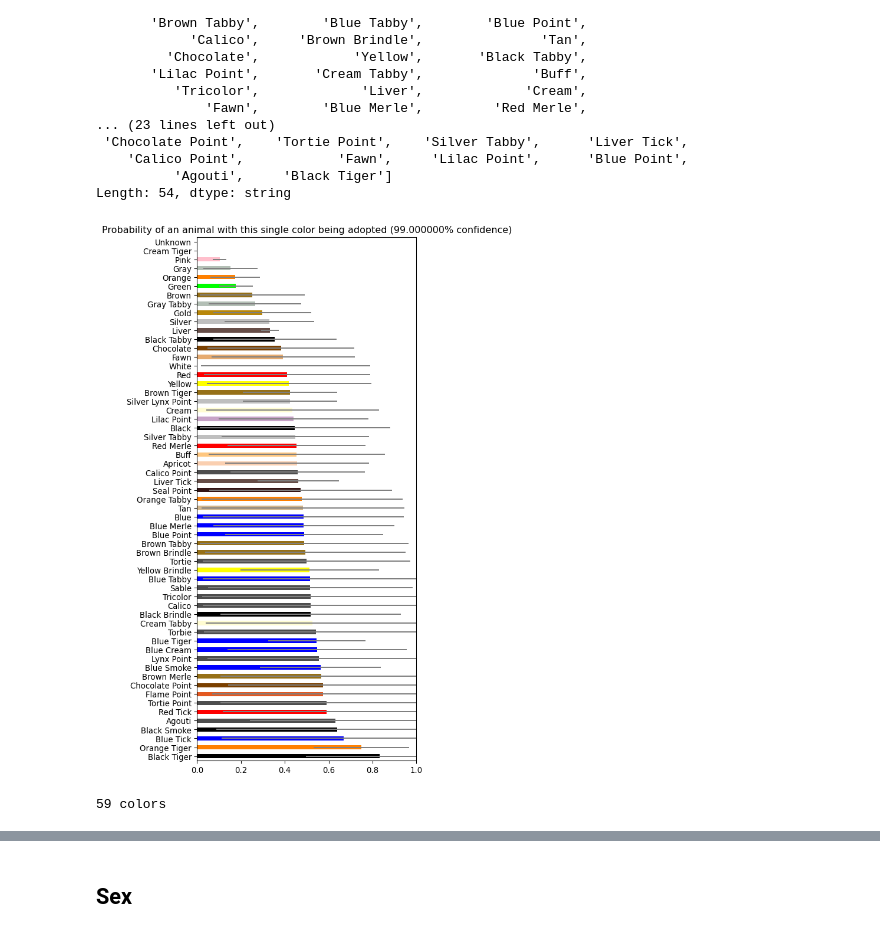
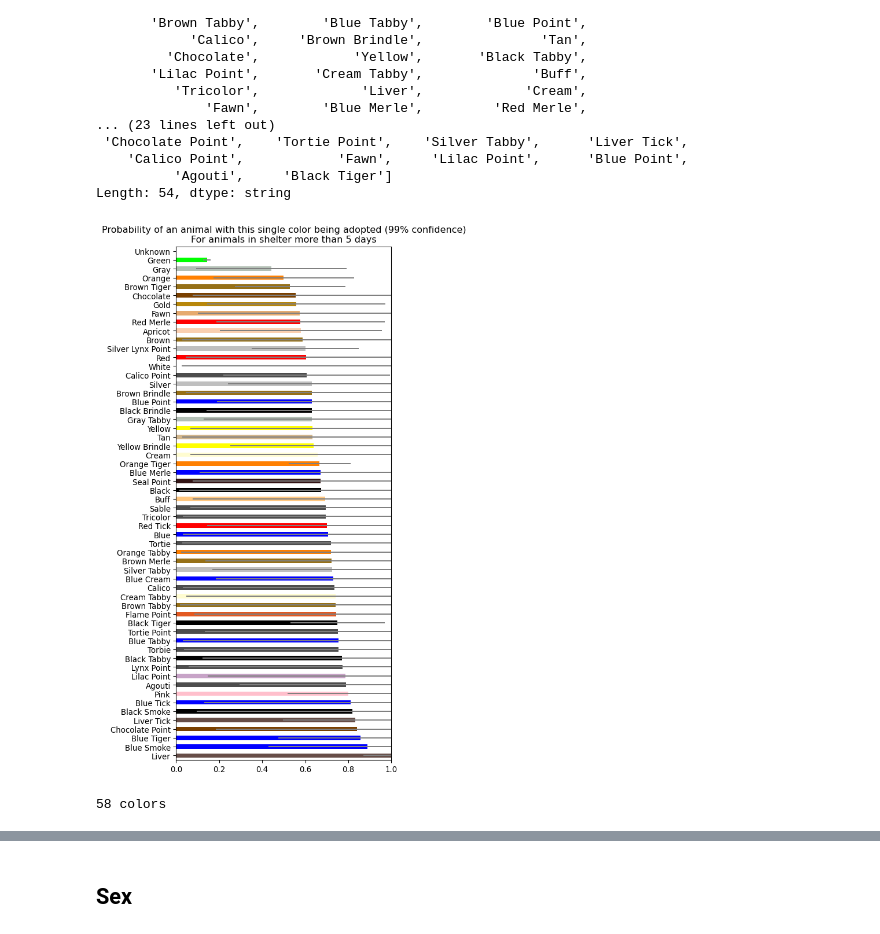
Before and after one commit to i12345/AustinAnimalCenterAnalysis, a Jupyter notebook: corr.ipynb, the cells around one changed output, grey strips where cells are left out. Cells and saved outputs as stored; diff of their text form; code cells hidden in the pictures.

```diff
--- a/corr.ipynb
+++ b/corr.ipynb
@@ -53,3 +53,7 @@ df_breeds_with_info.head()
 | 3 | Labrador Retriever Mix | 7913 | Dog | 0.546063 | 0.409771 | 0.421755 | 0.329495 | ... |
 | 4 | Chihuahua Shorthair Mix | 6689 | Dog | 0.483181 | 0.609789 | 0.370759 | 0.493648 | ... |
 5 rows × 45 columns
+# %%
+def animalsLongerThan(days_limit):
+    years_limit = days_limit / 365.25
+    return df_out_with_breeds_info.loc[df_out_with_breeds_info["Years in animal center"] > years_limit]
@@ -174,6 +237,8 @@ weighted avg       0.52      0.52      0.51     41520
 # %%
-df_breeds_with_info.plot.hexbin(x='average height', y='Adopted', gridsize=8, C='Count')
+days_limit = 30
+df_breeds_filtered = breeds(animalsLongerThan(days_limit))
+df_breeds_filtered.plot.hexbin(x='average height', y='Adopted', gridsize=8, C='Count')
 plt.ylabel("P(Adopted)")
-plt.title("Breeds by average height and likelihood of adoption")
+plt.title(f"Breeds by average height and likelihood of adoption\nFor animals in shelter more than {days_limit} days")
 plt.show()
 # %% [output]
@@ -208,9 +273,6 @@ Colors
     'Calico Point',            'Fawn',     'Lilac Point',      'Blue Point',
           'Agouti',     'Black Tiger']
 Length: 54, dtype: string
-# %%
-df_out_colors_1 = df_out.loc[(df_out['Color 0'].notna() == True) & (df_out['Color 1'].notna() == False)]
-df_out_colors_2 = df_out.loc[(df_out['Color 0'].notna() == True) & (df_out['Color 1'].notna() == True)]
 # %%
 def bigCorr_bernoulli(df, independent, dependent):
     numerator = (
@@ -223,7 +285,7 @@ def bigCorr_bernoulli(df, independent, dependent):
 
     return (numerator.div(denominator))[:,True]
 # %%
-def bigCorr_bernoulli_custom_colors_2():
+def bigCorr_bernoulli_custom_colors_2(df_out_colors_1, df_out_colors_2):
     df_out_colors_2_color_0 = df_out_colors_2[['Color 0', 'Adopted']].rename(columns={'Color 0': 'Color'})
     df_out_colors_2_color_1 = df_out_colors_2[['Color 1', 'Adopted']].rename(columns={'Color 1': 'Color'})
 
@@ -243,7 +305,7 @@ def bigCorr_bernoulli_custom_colors_2():
 
     return (numerator.div(denominator))[:,True]
 
-def bigCorr_bernoulli_custom_colors_1_or_2():
+def bigCorr_bernoulli_custom_colors_1_or_2(df_out_colors_1, df_out_colors_2):
     df_out_colors_1_color_0 = df_out_colors_1[['Color 0', 'Adopted']].rename(columns={'Color 0': 'Color'})
     df_out_colors_2_color_0 = df_out_colors_2[['Color 0', 'Adopted']].rename(columns={'Color 0': 'Color'})
     df_out_colors_2_color_1 = df_out_colors_2[['Color 1', 'Adopted']].rename(columns={'Color 1': 'Color'})
@@ -321,7 +383,17 @@ def rgb(color):
     b = info['Blue (RGB)'].values[0]
     return (r, g, b)
 # %%
-def chartColorAdoptionLikelihood(df_colors, color_relation):
+from math import floor
+
+
+def color_dataframes(days_limit):
+    df_out_filtered = animalsLongerThan(days_limit)
+    df_out_colors_1 = df_out_filtered.loc[(df_out_filtered['Color 0'].notna() == True) & (df_out_filtered['Color 1'].notna() == False)]
+    df_out_colors_2 = df_out_filtered.loc[(df_out_filtered['Color 0'].notna() == True) & (df_out_filtered['Color 1'].notna() == True)]
+    return df_out_colors_1, df_out_colors_2
+
+def chartColorAdoptionLikelihood(df_colors, color_relation, days_limit):
+    disclaimer = f"For animals in shelter more than {days_limit} days"
 
     # Wilson confidence interval
     # https://en.wikipedia.org/wiki/Binomial_proportion_confidence_interval
@@ -335,58 +407,53 @@ def chartColorAdoptionLikelihood(df_colors, color_relation):
     p_low = p_center - p_halfextent
     p_high = p_center - p_halfextent
 
     colors = [rgb(color) for color in df_colors.index]
     colors = [color if color[0] != None else '0.3' for color in colors]
 
     plt.figure(num=None, figsize=(5, 12), dpi=96, facecolor='w', edgecolor='k')
-    plt.title(f'Probability of an animal with this {color_relation} color being adopted ({(1 - alpha):%} confidence)')
+    plt.title(f'Probability of an animal with this {color_relation} color being adopted ({floor(100 * (1 - alpha))}% confidence)\n{disclaimer}')
     ax = df_colors.Adopted.plot.barh(x='Color', xerr=[p_low, p_high], ecolor='0.5', color=colors)
     ax.set_xlim(0, 1)
     plt.show()
     print(f'{len(df_colors)} colors')
     print()
 
-def colors_single():
+def colors_single(days_limit):
+    df_out_colors_1, df_out_colors_2 = color_dataframes(days_limit)
     colors_adopted = bigCorr_bernoulli(df_out_colors_1, 'Color 0', 'Adopted')
     colors_count = df_out_colors_1['Color 0'].value_counts()
     df_colors = pd.DataFrame(index=colors_count.index)
     df_colors = df_colors.assign(Color=colors_count.index, Count=colors_count, Adopted=colors_adopted)
     df_colors.sort_values(by='Adopted', ascending=False, inplace=True)
-    chartColorAdoptionLikelihood(df_colors, 'single')
+    chartColorAdoptionLikelihood(df_colors, 'single', days_limit)
 
-def colors_mixed():
-    colors_adopted = bigCorr_bernoulli_custom_colors_2()
+def colors_mixed(days_limit):
+    df_out_colors_1, df_out_colors_2 = color_dataframes(days_limit)
+    colors_adopted = bigCorr_bernoulli_custom_colors_2(df_out_colors_1, df_out_colors_2)
     colors_count = df_out_colors_2['Color 0'].value_counts().add(df_out_colors_2['Color 1'].value_counts(), fill_value=0)
     df_colors = pd.DataFrame(index=colors_count.index)
     df_colors = df_colors.assign(Color=colors_count.index, Count=colors_count, Adopted=colors_adopted)
     df_colors.sort_values(by='Adopted', ascending=False, inplace=True)
-    chartColorAdoptionLikelihood(df_colors, 'mixed')
+    chartColorAdoptionLikelihood(df_colors, 'mixed', days_limit)
 
-def colors_singleOrMixed():
-    colors_adopted = bigCorr_bernoulli_custom_colors_1_or_2()
+def colors_singleOrMixed(days_limit):
+    df_out_colors_1, df_out_colors_2 = color_dataframes(days_limit)
+    colors_adopted = bigCorr_bernoulli_custom_colors_1_or_2(df_out_colors_1, df_out_colors_2)
     colors_count = df_out_colors_1['Color 0'].value_counts().add(df_out_colors_2['Color 0'].value_counts(), fill_value=0).add(df_out_colors_2['Color 1'].value_counts(), fill_value=0)
     df_colors = pd.DataFrame(index=colors_count.index)
     df_colors = df_colors.assign(Color=colors_count.index, Count=colors_count, Adopted=colors_adopted)
     df_colors.sort_values(by='Adopted', ascending=False, inplace=True)
-    chartColorAdoptionLikelihood(df_colors, 'single or mixed')
+    chartColorAdoptionLikelihood(df_colors, 'single or mixed', days_limit)
 
-colors_single()
-colors_mixed()
-colors_singleOrMixed()
-
-# TODO 5: make an outcome chart like this for mixed and solid+mixed
-# like the bar charts were made for just the Adopted percentage earlier
-df_colors_outcomes = df_out_colors_1[['Outcome Type', 'Color 0']]
-plt.figure(num=None, figsize=(5, 12), dpi=96, facecolor='w', edgecolor='k')
-plt.title('Probability of an animal with this solid color having a certain outcome')
-ax=sns.histplot(
-    data=df_colors_outcomes,
-    y='Color 0',
-    hue='Outcome Type',
-    multiple='fill',
-)
-sns.move_legend(ax, 'upper left', bbox_to_anchor=(1,1))
-plt.show()
+colors_single(5)
+colors_single(10)
+colors_single(30)
+colors_mixed(5)
+colors_mixed(10)
+colors_mixed(30)
+colors_singleOrMixed(5)
+colors_singleOrMixed(10)
+colors_singleOrMixed(30)
 # %% [output]
-[figure, old version]
+[figure, new version]
-59 colors
+58 colors
```
Also changed, not shown: parts of 14 cells of this notebook, 3 other files.
